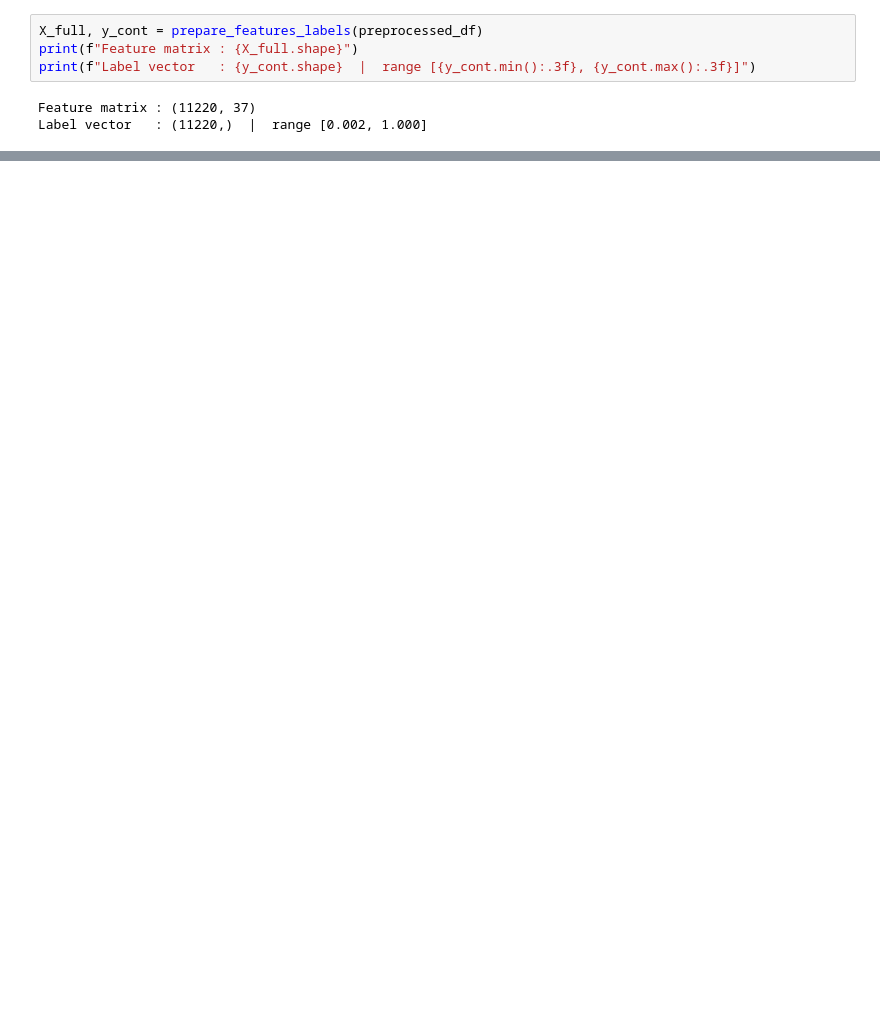
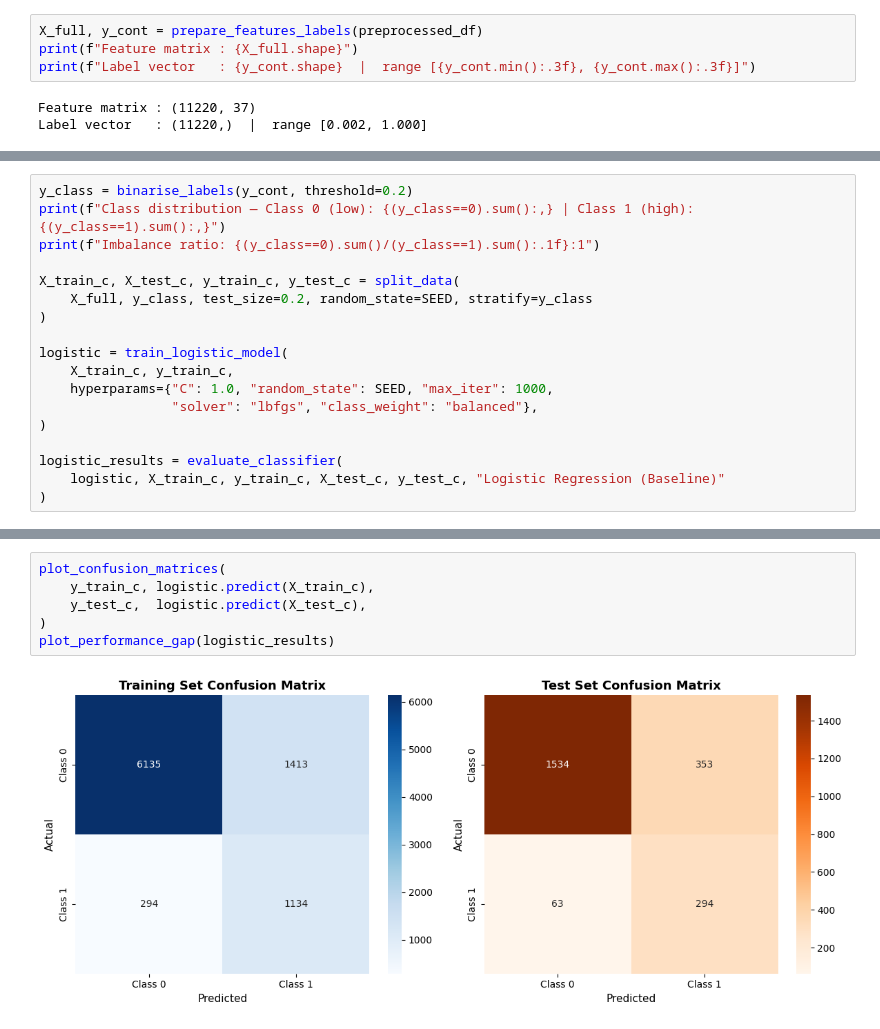
Before and after one commit to xltvy/lecture-engagement-prediction, a Jupyter notebook: notebooks/analysis.ipynb, the cells around one changed output, grey strips where cells are left out. Drawn from its saved outputs; the diff is of its cells as text; blank space fills up the shorter version.

Commit message:
analysis notebook updated with baseline models

```diff
--- a/notebooks/analysis.ipynb
+++ b/notebooks/analysis.ipynb
@@ -543,0 +587,18 @@ Label vector   : (11220,)  |  range [0.002, 1.000]
+# %%
+y_class = binarise_labels(y_cont, threshold=0.2)
+print(f"Class distribution — Class 0 (low): {(y_class==0).sum():,} | Class 1 (high): {(y_class==1).sum():,}")
+print(f"Imbalance ratio: {(y_class==0).sum()/(y_class==1).sum():.1f}:1")
+
+X_train_c, X_test_c, y_train_c, y_test_c = split_data(
+    X_full, y_class, test_size=0.2, random_state=SEED, stratify=y_class
+)
+
+logistic = train_logistic_model(
+    X_train_c, y_train_c,
+    hyperparams={"C": 1.0, "random_state": SEED, "max_iter": 1000,
+                 "solver": "lbfgs", "class_weight": "balanced"},
+)
+
+logistic_results = evaluate_classifier(
+    logistic, X_train_c, y_train_c, X_test_c, y_test_c, "Logistic Regression (Baseline)"
+)
@@ -543,0 +621,8 @@ Label vector   : (11220,)  |  range [0.002, 1.000]
+# %%
+plot_confusion_matrices(
+    y_train_c, logistic.predict(X_train_c),
+    y_test_c,  logistic.predict(X_test_c),
+)
+plot_performance_gap(logistic_results)
+# %% [output]
+[figure, added]
```
Also changed, not shown: parts of 7 cells of this notebook.
